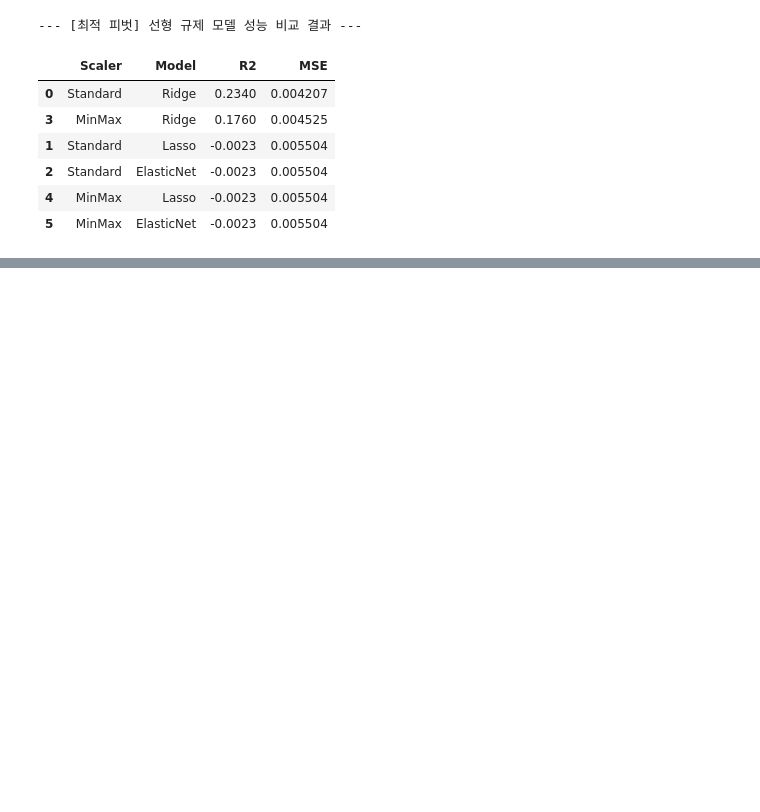
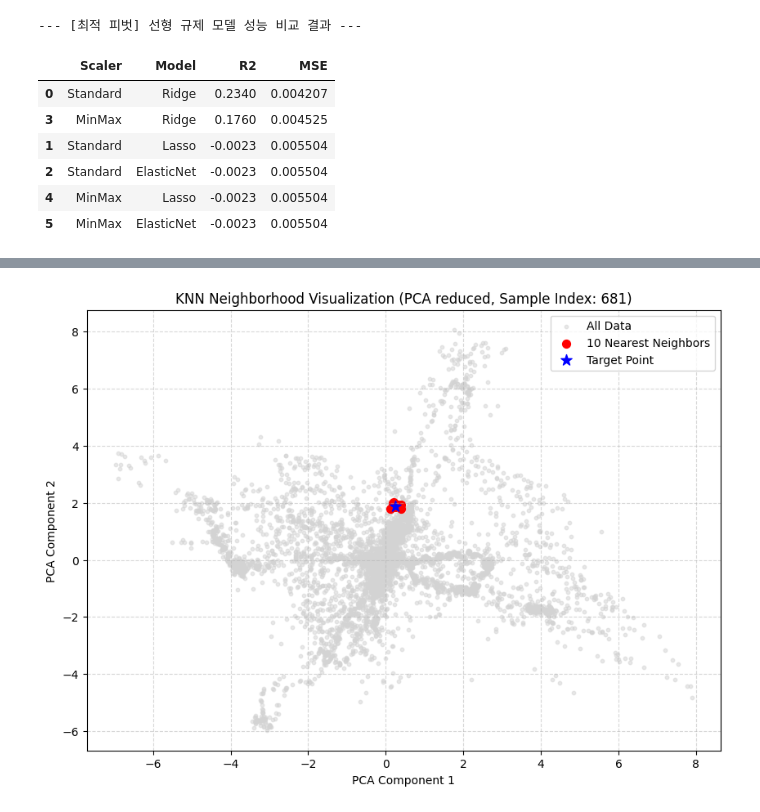
Before and after one commit to kzming2007/UR3_Cobot_ML, a Jupyter notebook: notebooks/02_2_Regression.ipynb, the cells around one changed output, grey strips where cells are left out. Drawn from its saved outputs; the diff is of its cells as text; code cells hidden in the pictures; blank space fills up the shorter version.

```diff
--- a/notebooks/02_2_Regression.ipynb
+++ b/notebooks/02_2_Regression.ipynb
@@ -209,0 +371,36 @@ Evaluation finished in 37.7781 seconds.
+# %%
+from sklearn.decomposition import PCA
+from sklearn.neighbors import NearestNeighbors
+
+# 1. 시각화를 위해 전체 데이터를 스케일링
+scaler = StandardScaler()
+X_scaled = scaler.fit_transform(X)
+
+# 2. PCA를 이용한 2차원 축소
+pca = PCA(n_components=2)
+X_pca = pca.fit_transform(X_scaled)
+
+# 3. 특정 포인트의 이웃 찾기 (예: K=10일 때)
+K_val = 10
+nbrs = NearestNeighbors(n_neighbors=K_val).fit(X_pca)
+distances, indices = nbrs.kneighbors(X_pca)
+
+# 4. 시각화
+plt.figure(figsize=(10, 7))
+plt.scatter(X_pca[:, 0], X_pca[:, 1], c='lightgrey', alpha=0.5, label='All Data', s=10)
+
+# 랜덤하게 하나의 샘플 포인트 선택하여 그 이웃들을 강조
+sample_idx = np.random.randint(len(X_pca))
+neighbors_idx = indices[sample_idx]
+
+plt.scatter(X_pca[neighbors_idx, 0], X_pca[neighbors_idx, 1], c='red', s=50, label=f'{K_val} Nearest Neighbors')
+plt.scatter(X_pca[sample_idx, 0], X_pca[sample_idx, 1], c='blue', s=100, marker='*', label='Target Point')
+
+plt.title(f'KNN Neighborhood Visualization (PCA reduced, Sample Index: {sample_idx})')
+plt.xlabel('PCA Component 1')
+plt.ylabel('PCA Component 2')
+plt.legend()
+plt.grid(True, linestyle='--', alpha=0.5)
+plt.show()
+# %% [output]
+[figure, added]
```
Also changed, not shown: parts of 8 cells of this notebook.
